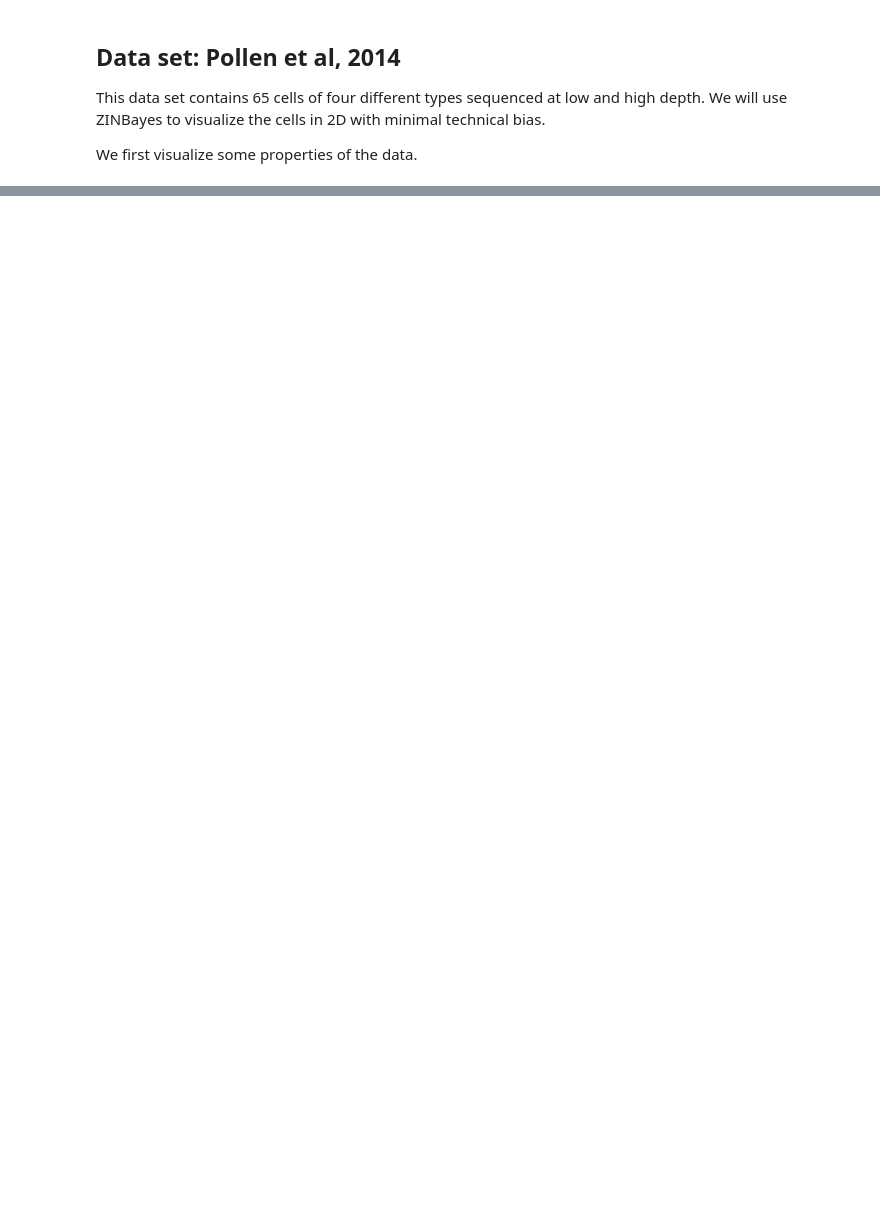
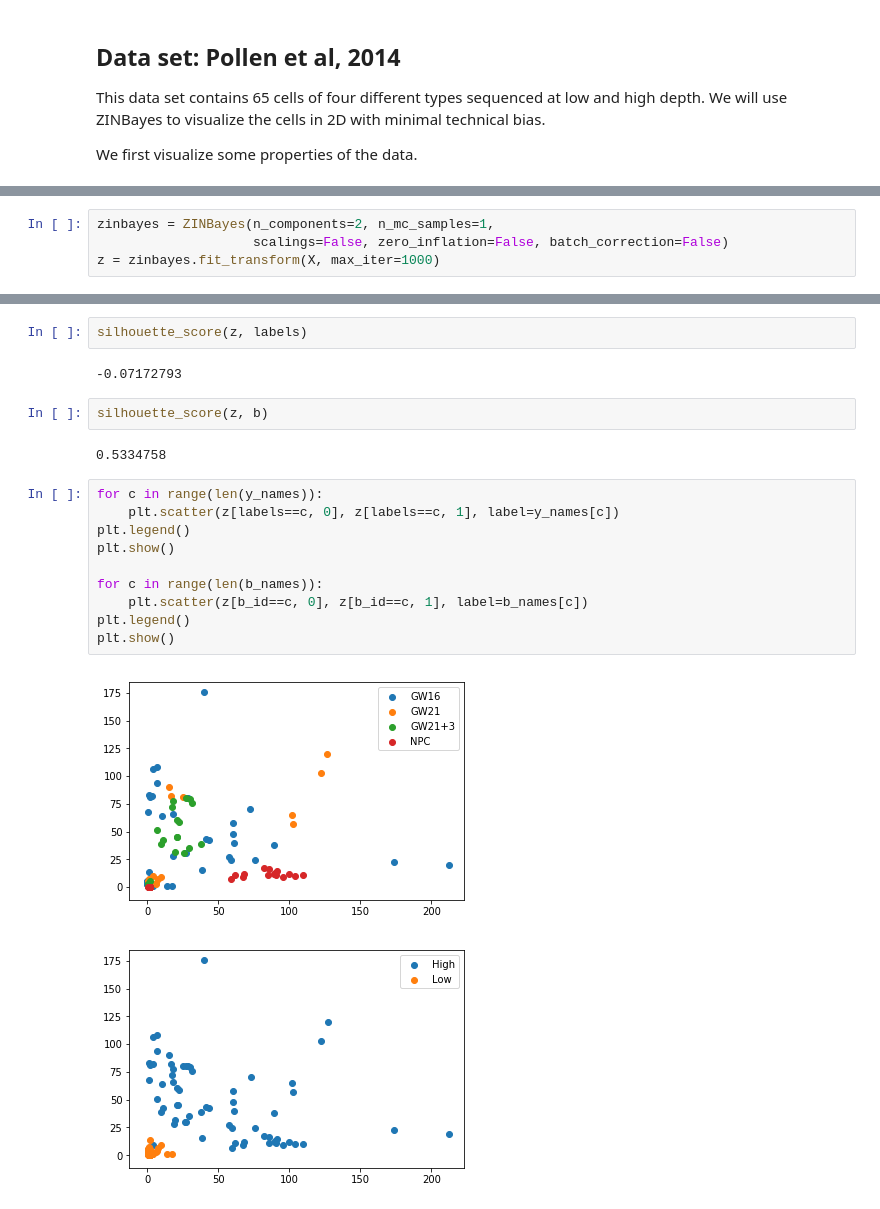
Before and after one commit to pedrofale/zinbayes, a Jupyter notebook: notebooks/tutorial.ipynb, the cells around one changed output, grey strips where cells are left out. Saved outputs shown, nothing was run; the diff lists cells and outputs as text; blank space fills up the shorter version.

```diff
--- a/notebooks/tutorial.ipynb
+++ b/notebooks/tutorial.ipynb
@@ -11,0 +176,4 @@ We first visualize some properties of the data.
+# %%
+zinbayes = ZINBayes(n_components=2, n_mc_samples=1,
+                    scalings=False, zero_inflation=False, batch_correction=False)
+z = zinbayes.fit_transform(X, max_iter=1000)
@@ -11,0 +182,21 @@ We first visualize some properties of the data.
+# %%
+silhouette_score(z, labels)
+# %% [output]
+-0.07172793
+# %%
+silhouette_score(z, b)
+# %% [output]
+0.5334758
+# %%
+for c in range(len(y_names)):
+    plt.scatter(z[labels==c, 0], z[labels==c, 1], label=y_names[c])
+plt.legend()
+plt.show()
+
+for c in range(len(b_names)):
+    plt.scatter(z[b_id==c, 0], z[b_id==c, 1], label=b_names[c])
+plt.legend()
+plt.show()
+# %% [output]
+[figure, added]
+[figure, added]
```
Also changed, not shown: parts of 42 cells of this notebook, 3 other files.
